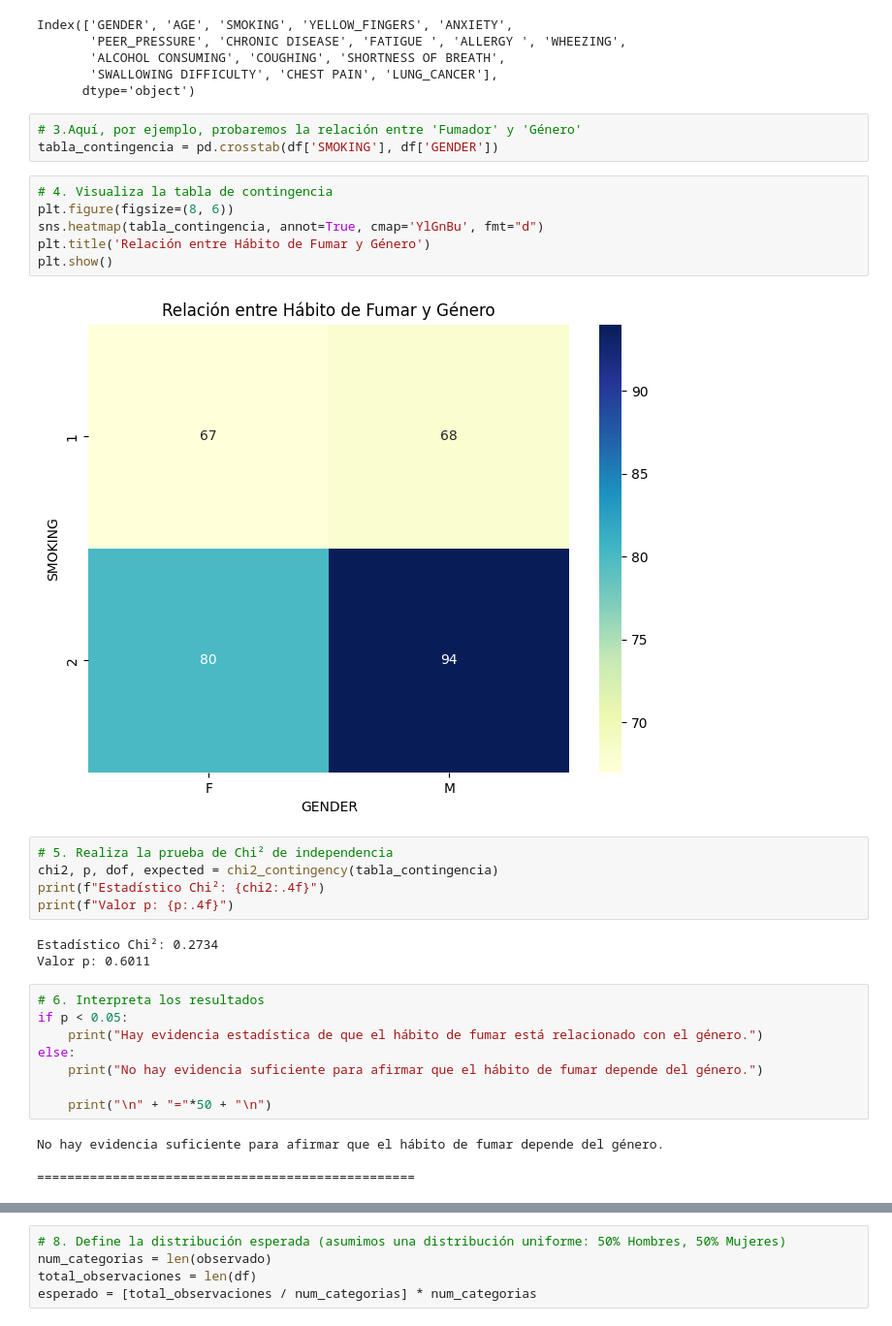
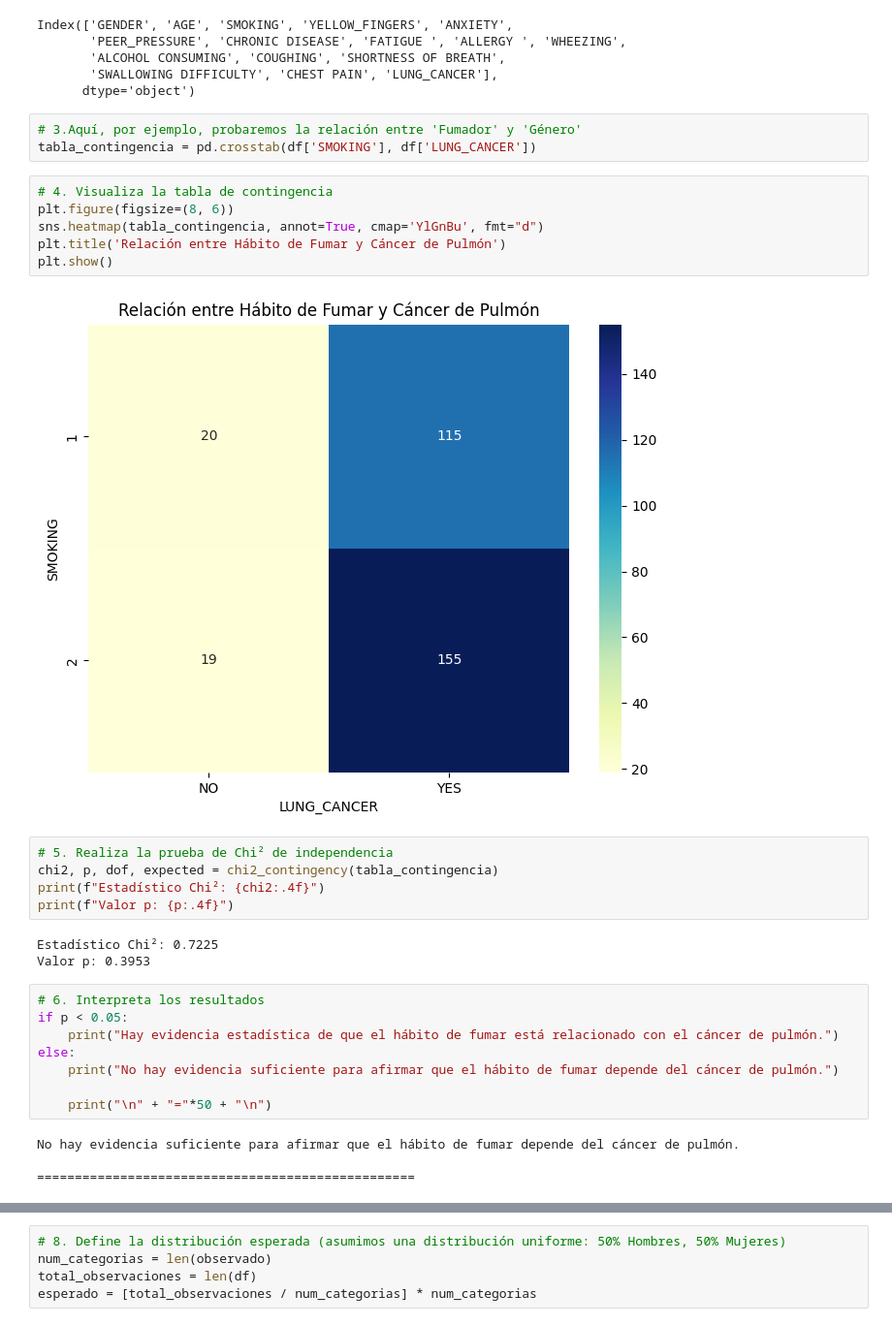
Before and after one commit to Alejo8808/hipostesistrabajo, a Jupyter notebook: ejerciciohipotesis.ipynb, the cells around one changed output, grey strips where cells are left out. Shown: that part at 97% size. Drawn from its saved outputs; the diff is of its cells as text.

Commit message:
realción entre cancer y habito de fumar

```diff
--- a/ejerciciohipotesis.ipynb
+++ b/ejerciciohipotesis.ipynb
@@ -29,33 +29,33 @@ Index(['GENDER', 'AGE', 'SMOKING', 'YELLOW_FINGERS', 'ANXIETY',
       dtype='object')
 # %%
 # 3.Aquí, por ejemplo, probaremos la relación entre 'Fumador' y 'Género'
-tabla_contingencia = pd.crosstab(df['SMOKING'], df['GENDER'])
+tabla_contingencia = pd.crosstab(df['SMOKING'], df['LUNG_CANCER'])
 # %%
 # 4. Visualiza la tabla de contingencia
 plt.figure(figsize=(8, 6))
 sns.heatmap(tabla_contingencia, annot=True, cmap='YlGnBu', fmt="d")
-plt.title('Relación entre Hábito de Fumar y Género')
+plt.title('Relación entre Hábito de Fumar y Cáncer de Pulmón')
 plt.show()
 # %% [output]
-[figure, old version]
+[figure, new version]
 # %%
 # 5. Realiza la prueba de Chi² de independencia
 chi2, p, dof, expected = chi2_contingency(tabla_contingencia)
 print(f"Estadístico Chi²: {chi2:.4f}")
 print(f"Valor p: {p:.4f}")
 # %% [output]
-Estadístico Chi²: 0.2734
-Valor p: 0.6011
+Estadístico Chi²: 0.7225
+Valor p: 0.3953
 # %%
 # 6. Interpreta los resultados
 if p < 0.05:
-    print("Hay evidencia estadística de que el hábito de fumar está relacionado con el género.")
+    print("Hay evidencia estadística de que el hábito de fumar está relacionado con el cáncer de pulmón.")
 else:
-    print("No hay evidencia suficiente para afirmar que el hábito de fumar depende del género.")
+    print("No hay evidencia suficiente para afirmar que el hábito de fumar depende del cáncer de pulmón.")
 
     print("\n" + "="*50 + "\n")
 # %% [output]
-No hay evidencia suficiente para afirmar que el hábito de fumar depende del género.
+No hay evidencia suficiente para afirmar que el hábito de fumar depende del cáncer de pulmón.
 
 ==================================================
 # %%
```
Also changed, not shown: parts of 5 cells of this notebook, 1 other file.
